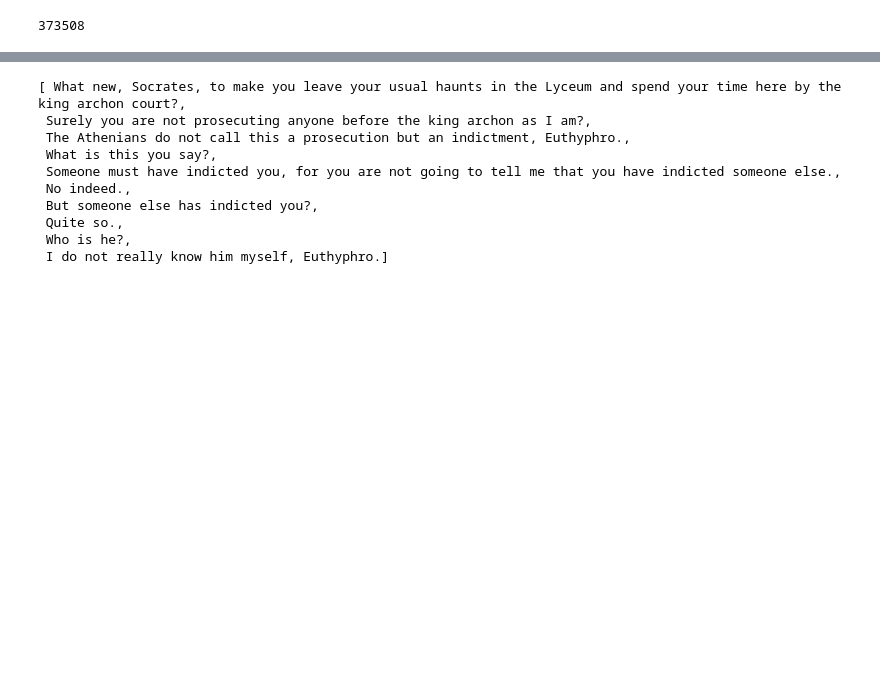
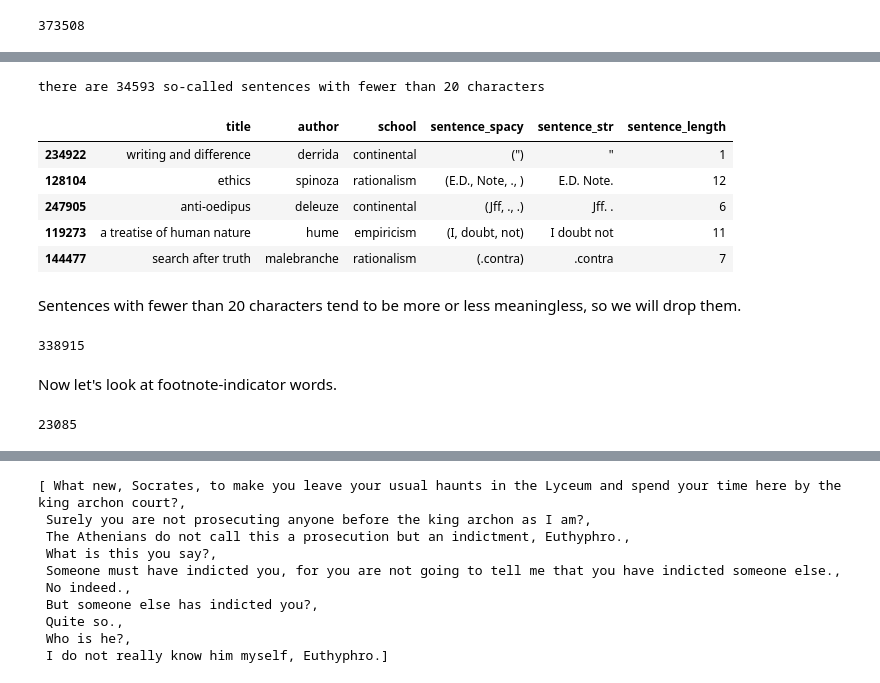
Before and after one commit to kcalizadeh/phil_nlp, a Jupyter notebook: data_load_clean.ipynb, the cells around one changed output, grey strips where cells are left out. Saved outputs shown, nothing was run; the diff lists cells and outputs as text; code cells hidden in the pictures; blank space fills up the shorter version.

```diff
--- a/data_load_clean.ipynb
+++ b/data_load_clean.ipynb
@@ -830,0 +850,26 @@ main_df.loc[main_df['title']=='discourse on method']['sentence_str'][137918]
+# %%
+num_of_short_entries = len(df[df['sentence_length'] < 20])
+print(f"there are {num_of_short_entries} so-called sentences with fewer than 20 characters")
+df[df['sentence_length'] < 20].sample(5)
+# %% [output]
+there are 34593 so-called sentences with fewer than 20 characters
+|  | title | author | school | sentence_spacy | sentence_str | sentence_length |
+| 234922 | writing and difference | derrida | continental | (") | " | 1 |
+| 128104 | ethics | spinoza | rationalism | (E.D., Note, ., ) | E.D. Note. | 12 |
+| 247905 | anti-oedipus | deleuze | continental | (Jff, ., .) | Jff. . | 6 |
+| 119273 | a treatise of human nature | hume | empiricism | (I, doubt, not) | I doubt not | 11 |
+| 144477 | search after truth | malebranche | rationalism | (.contra) | .contra | 7 |
+# %% [markdown]
+Sentences with fewer than 20 characters tend to be more or less meaningless, so we will drop them.
+# %%
+df = main_df.drop(main_df[main_df['sentence_length'] < 20].index)
+len(df)
+# %% [output]
+338915
+# %% [markdown]
+Now let's look at footnote-indicator words.
+# %%
+# find the total number of duplicates
+len(main_df['sentence_str'])-len(main_df['sentence_str'].drop_duplicates())
+# %% [output]
+23085
```
Also changed, not shown: parts of 14 cells of this notebook.
